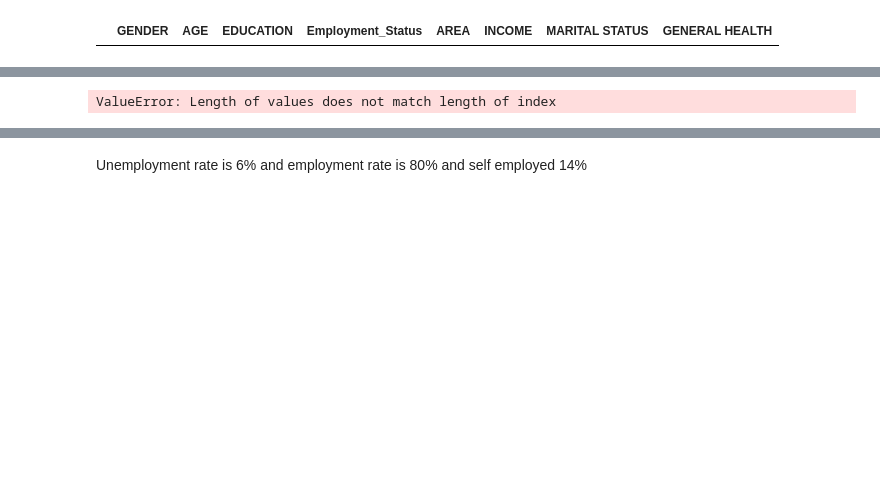
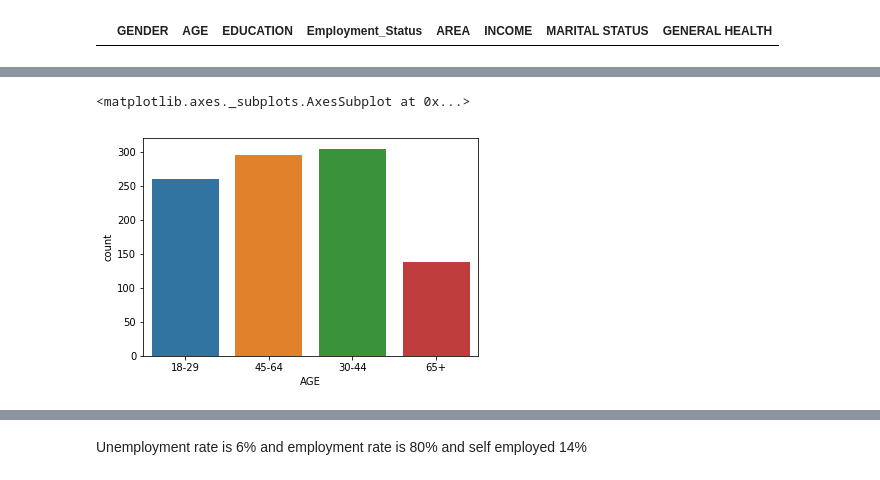
Before and after one commit to Freeha-S/ProgDA_Project, a Jupyter notebook: ProgDA-Project.ipynb, the cells around one changed output, grey strips where cells are left out. Drawn from its saved outputs; the diff is of its cells as text; code cells hidden in the pictures; blank space fills up the shorter version.

```diff
--- a/ProgDA-Project.ipynb
+++ b/ProgDA-Project.ipynb
@@ -65,7 +80,10 @@ sns.countplot(x=data['GENDER'])
 # %%
 np.random.seed(256) # Set the random seed
-data['AGE'] = np.random.randint(25,36, size= 200)
+##data['AGE'] = np.random.randint(25,45, size= 1000,dtype='int')
 #data = data.astype({"AGE": int})
-plt.hist(data['AGE'])
+age=['18-29','30-44','45-64','65+']
+data['AGE'] = np.random.choice(age, 1000, p=[0.25,0.31,0.29,0.15])
+sns.countplot(data['AGE'])
 # %% [output]
-ValueError: Length of values does not match length of index
+<matplotlib.axes._subplots.AxesSubplot at 0x...>
+[figure, added]
```
Also changed, not shown: parts of 12 cells of this notebook, 2 other files.
